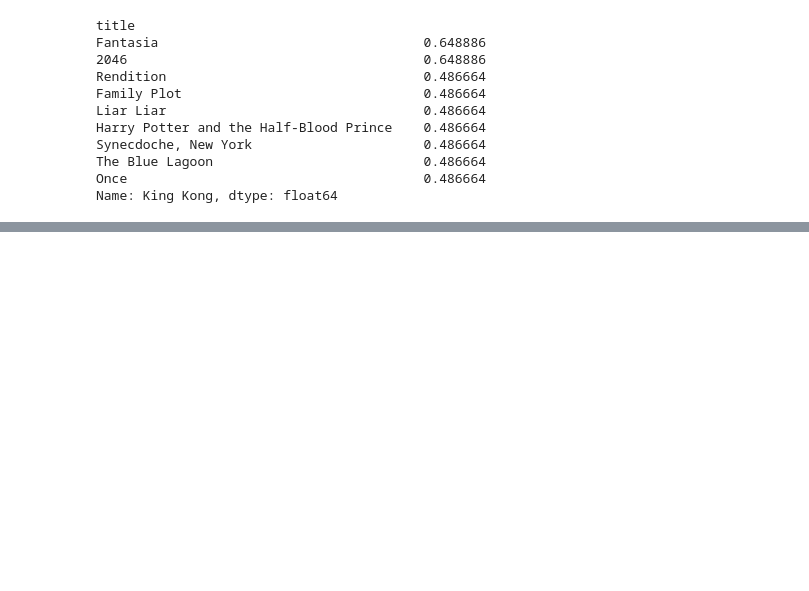
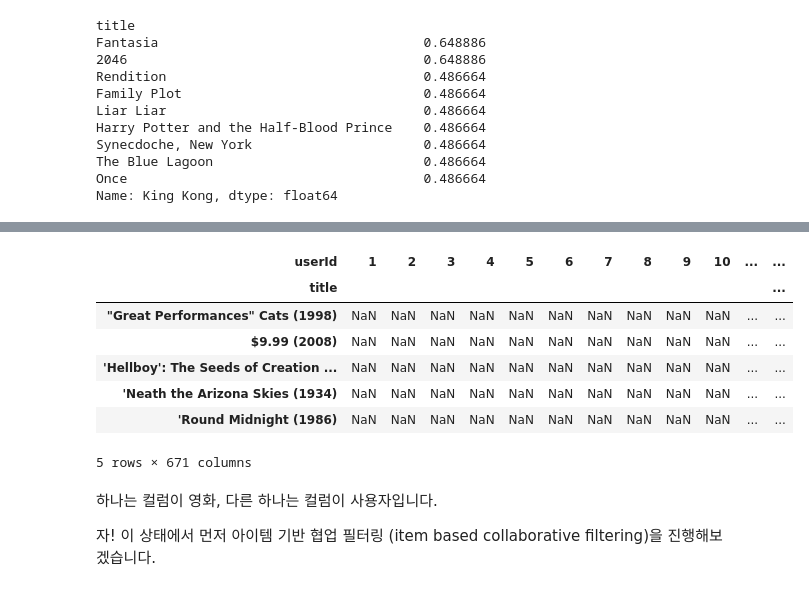
Before and after one commit to lsjsj92/machine_learning_basic, a Jupyter notebook: 026.recommendation system basic with Python - 2 Collaborative Filtering.ipynb, the cells around one changed output, grey strips where cells are left out. Cells and saved outputs as stored; diff of their text form; code cells hidden in the pictures; blank space fills up the shorter version.

Commit message:
add movie lens

```diff
--- a/026.recommendation system basic with Python - 2 Collaborative Filtering.ipynb
+++ b/026.recommendation system basic with Python - 2 Collaborative Filtering.ipynb
@@ -204,0 +209,3 @@ https://www.kaggle.com/sengzhaotoo/movielens-small 이 데이터입니다.
+# %%
+rating_data = pd.read_csv('./movie_lens/ratings.csv')
+movie_data = pd.read_csv('./movie_lens/movies.csv')
@@ -204,0 +229,3 @@ https://www.kaggle.com/sengzhaotoo/movielens-small 이 데이터입니다.
+# %%
+rating_data.drop('timestamp', axis = 1, inplace=True)
+rating_data.head(2)
@@ -204,0 +236,2 @@ https://www.kaggle.com/sengzhaotoo/movielens-small 이 데이터입니다.
+# %%
+user_movie_rating = pd.merge(rating_data, movie_data, on = 'movieId')
@@ -204,0 +244,3 @@ https://www.kaggle.com/sengzhaotoo/movielens-small 이 데이터입니다.
+# %%
+movie_user_rating = user_movie_rating.pivot_table('rating', index = 'title', columns='userId')
+user_movie_rating = user_movie_rating.pivot_table('rating', index = 'userId', columns='title')
@@ -204,0 +258,15 @@ https://www.kaggle.com/sengzhaotoo/movielens-small 이 데이터입니다.
+# %%
+movie_user_rating.head()
+# %% [output]
+| userId | 1 | 2 | 3 | 4 | 5 | 6 | 7 | 8 | 9 | 10 | ... | ... |
+| title |  |  |  |  |  |  |  |  |  |  |  | ... |
+| "Great Performances" Cats (1998) | NaN | NaN | NaN | NaN | NaN | NaN | NaN | NaN | NaN | NaN | ... | ... |
+| $9.99 (2008) | NaN | NaN | NaN | NaN | NaN | NaN | NaN | NaN | NaN | NaN | ... | ... |
+| 'Hellboy': The Seeds of Creation ... | NaN | NaN | NaN | NaN | NaN | NaN | NaN | NaN | NaN | NaN | ... | ... |
+| 'Neath the Arizona Skies (1934) | NaN | NaN | NaN | NaN | NaN | NaN | NaN | NaN | NaN | NaN | ... | ... |
+| 'Round Midnight (1986) | NaN | NaN | NaN | NaN | NaN | NaN | NaN | NaN | NaN | NaN | ... | ... |
+5 rows × 671 columns
+# %% [markdown]
+하나는 컬럼이 영화, 다른 하나는 컬럼이 사용자입니다.
+
+자! 이 상태에서 먼저 아이템 기반 협업 필터링 (item based collaborative filtering)을 진행해보겠습니다.
```
Also changed, not shown: parts of 7 cells of this notebook.
